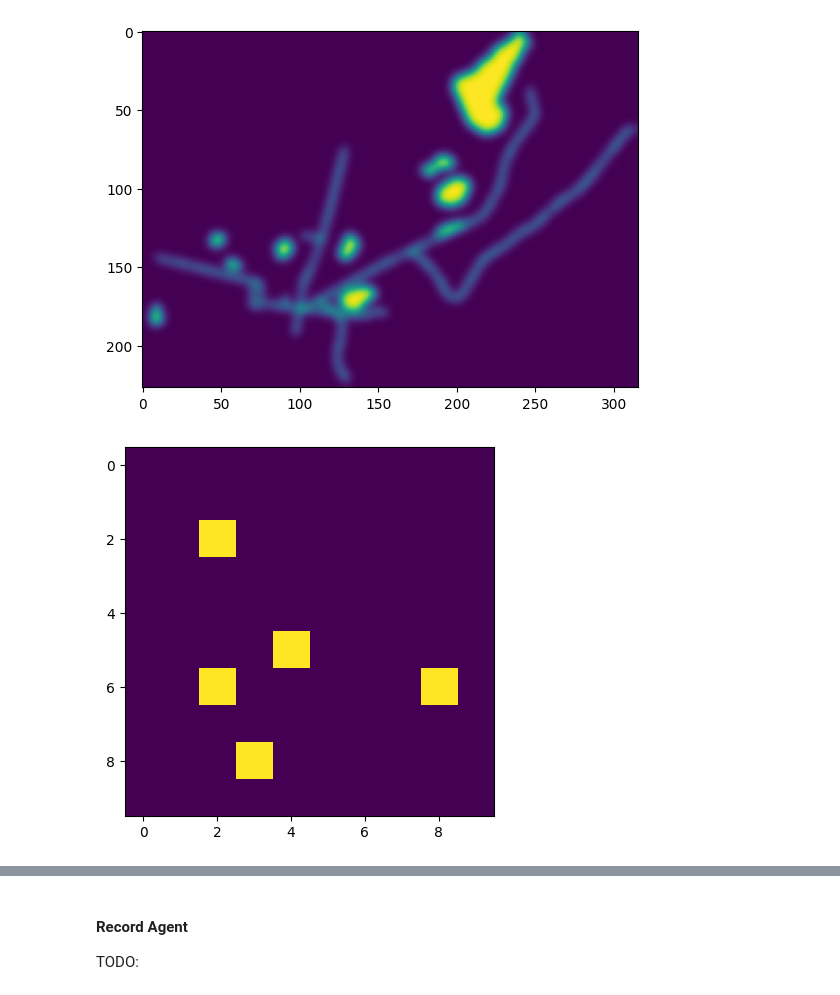
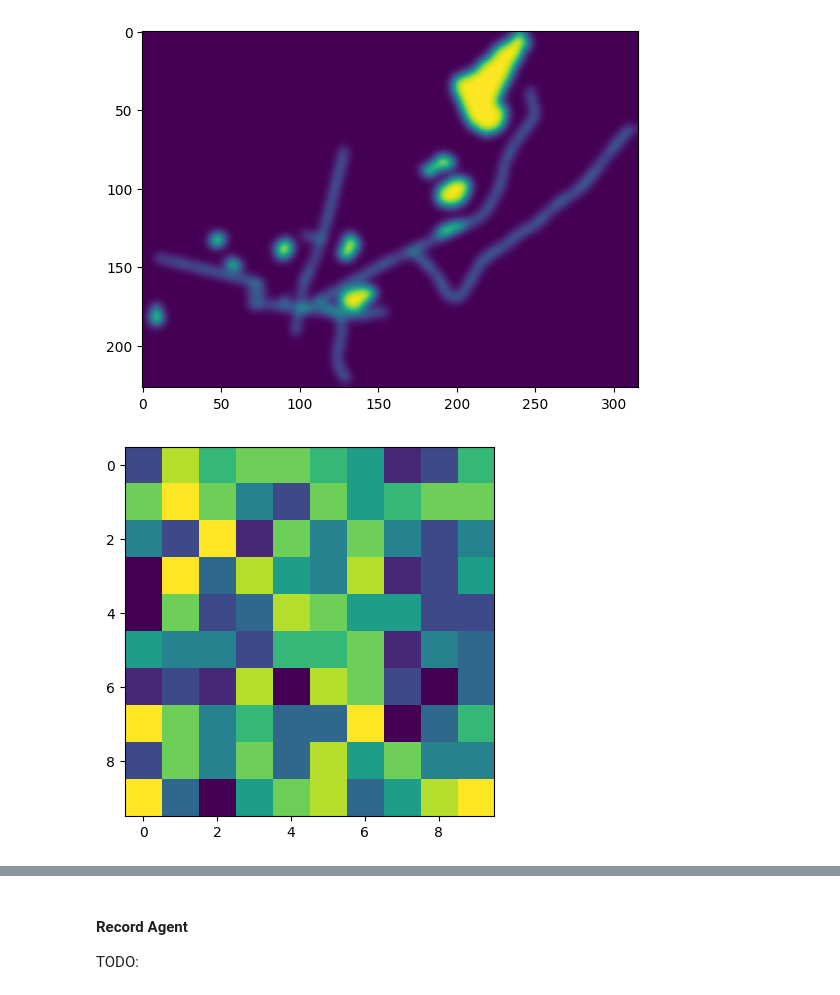
Before and after one commit to TheJoboReal/Bachelor, a Jupyter notebook: src/gym.ipynb, the cells around one changed output, grey strips where cells are left out. Cells and saved outputs as stored; diff of their text form; code cells hidden in the pictures.

```diff
--- a/src/gym.ipynb
+++ b/src/gym.ipynb
@@ -48,7 +48,7 @@ class GridWorldEnv(gym.Env):
         self.size = size
         self.trajectory = []
         self.world = np.zeros((size, size))
-        self.visited_states = [[0 for _ in range(size)] for _ in range(size)]
+        self.visited_states = np.zeros((size, size))
 
 
         # Define the agent and target location; randomly chosen in `reset` and updated in `step`
@@ -91,7 +91,7 @@ class GridWorldEnv(gym.Env):
         self.world = np.random.randint(1, 11, size=(self.size, self.size))
 
     def reset_visited_states(self):
-        self.visited_states = [[0 for _ in range(self.size)] for _ in range(self.size)]
+        self.visited_states = np.zeros((self.size, self.size))
 
     def world_from_matrix(self, matrix):
         self.world = matrix
@@ -523,31 +525,32 @@ heatmap = matrix_from_heatmap()
 # %%
 # hyperparameters
 learning_rate = 0.01
 size = 10
 
 env = GridWorldEnv(size=size)
 # env.world_from_matrix(heatmap)
 env.setReward(6, 2, 2)
 env.setReward(2, 2, 2)
 env.setReward(8, 3, 2)
 env.setReward(6, 8, 2)
 env.setReward(5, 4, 2)
+env.random_env()
 
 # Display world
 
 plt.imshow(env.world, cmap='viridis')
 
 env_timelimit = gym.wrappers.TimeLimit(env, max_episode_steps=1000)
 
 agent = SAR_agent(
     env=env,
     learning_rate=learning_rate,
 )
 
 agents = []
 agents.append(agent)
 # %% [output]
-[figure, old version]
+[figure, new version]
 # %%
 swarm = swarm(env, agents, 15, 10, N_EPISODES)
 
```
Also changed, not shown: parts of 3 cells of this notebook.
